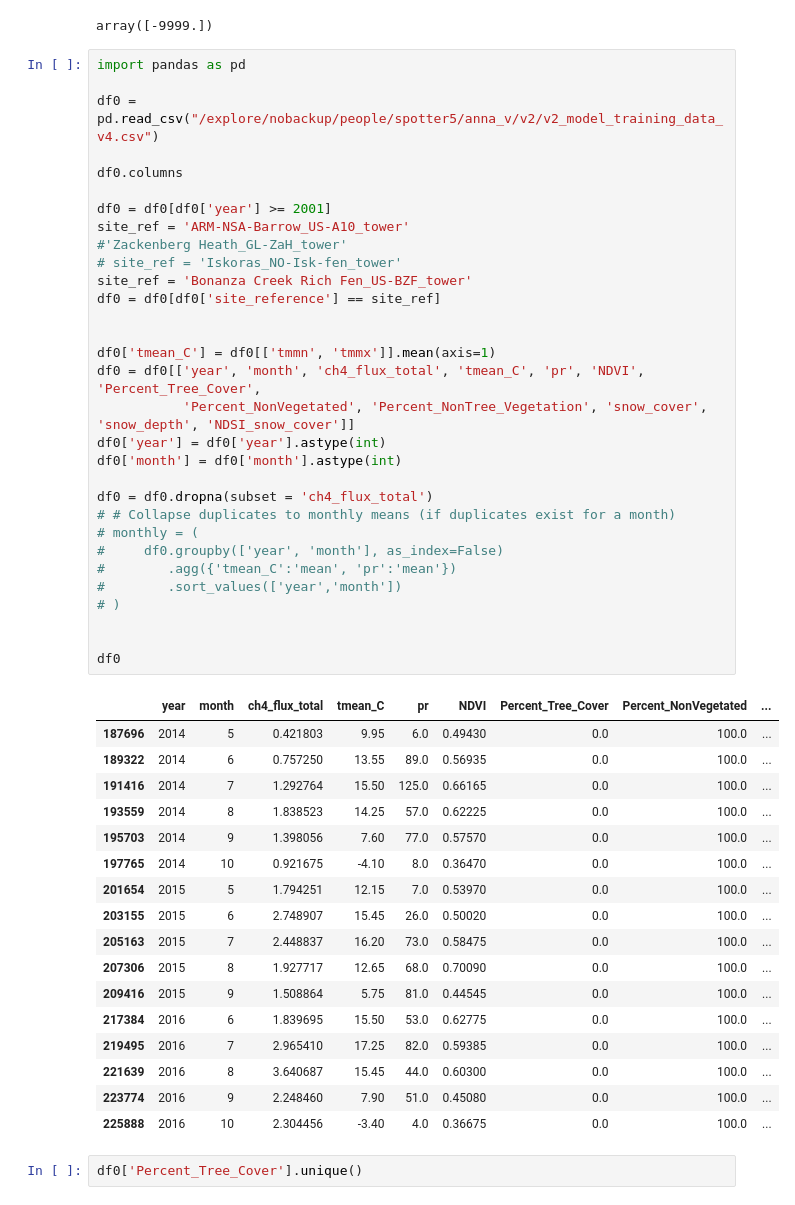
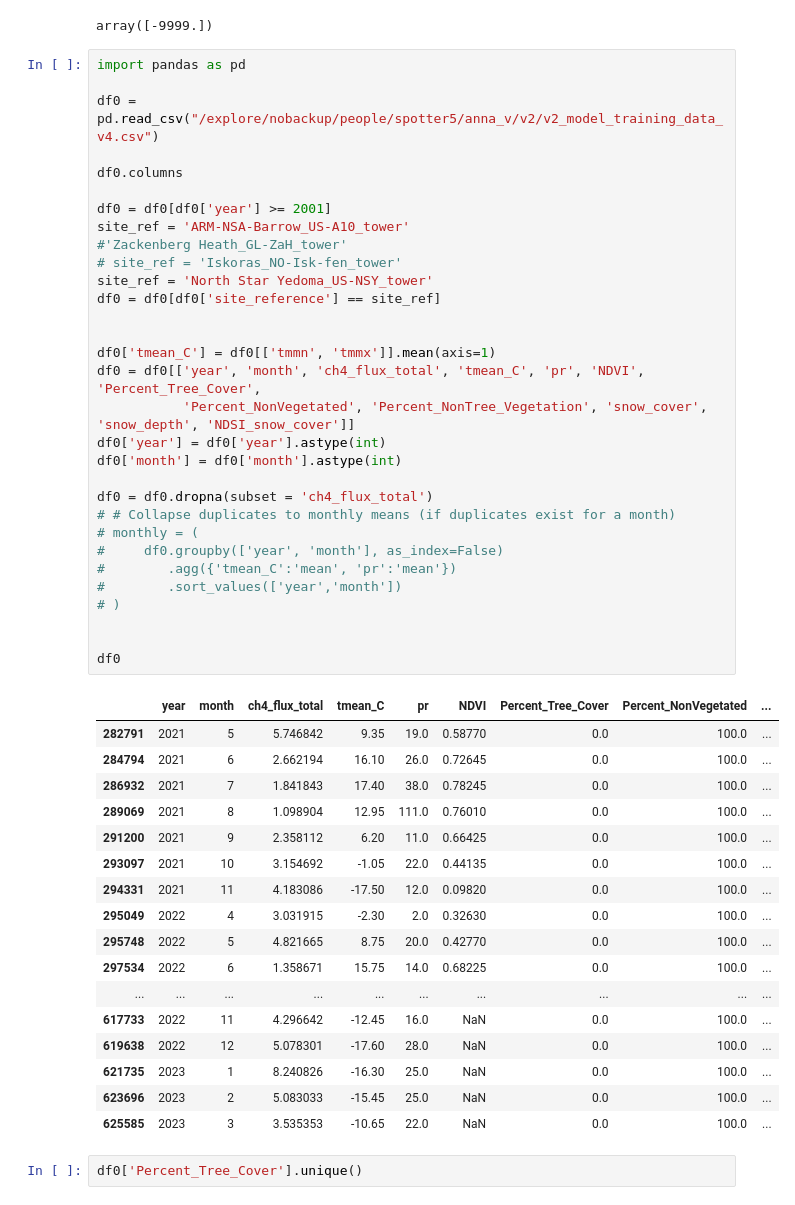
Before and after one commit to stefano-m-potter/abcflux_v2, a Jupyter notebook: make_final_df_lagged.ipynb, the cells around one changed output. Cells and saved outputs as stored; diff of their text form.

```diff
--- a/make_final_df_lagged.ipynb
+++ b/make_final_df_lagged.ipynb
@@ -304,50 +304,50 @@ import pandas as pd
 
 df0 = pd.read_csv("/explore/nobackup/people/spotter5/anna_v/v2/v2_model_training_data_v4.csv")
 
 df0.columns
 
 df0 = df0[df0['year'] >= 2001]
 site_ref = 'ARM-NSA-Barrow_US-A10_tower'
 #'Zackenberg Heath_GL-ZaH_tower'
 # site_ref = 'Iskoras_NO-Isk-fen_tower'
-site_ref = 'Bonanza Creek Rich Fen_US-BZF_tower'
+site_ref = 'North Star Yedoma_US-NSY_tower'
 df0 = df0[df0['site_reference'] == site_ref]
 
 
 df0['tmean_C'] = df0[['tmmn', 'tmmx']].mean(axis=1)
 df0 = df0[['year', 'month', 'ch4_flux_total', 'tmean_C', 'pr', 'NDVI', 'Percent_Tree_Cover',
            'Percent_NonVegetated', 'Percent_NonTree_Vegetation', 'snow_cover', 'snow_depth', 'NDSI_snow_cover']]
 df0['year'] = df0['year'].astype(int)
 df0['month'] = df0['month'].astype(int)
 
 df0 = df0.dropna(subset = 'ch4_flux_total')
 # # Collapse duplicates to monthly means (if duplicates exist for a month)
 # monthly = (
 #     df0.groupby(['year', 'month'], as_index=False)
 #        .agg({'tmean_C':'mean', 'pr':'mean'})
 #        .sort_values(['year','month'])
 # )
 
 
 df0
 # %% [output]
 |  | year | month | ch4_flux_total | tmean_C | pr | NDVI | Percent_Tree_Cover | Percent_NonVegetated | ... |
-| 187696 | 2014 | 5 | 0.421803 | 9.95 | 6.0 | 0.49430 | 0.0 | 100.0 | ... |
-| 189322 | 2014 | 6 | 0.757250 | 13.55 | 89.0 | 0.56935 | 0.0 | 100.0 | ... |
-| 191416 | 2014 | 7 | 1.292764 | 15.50 | 125.0 | 0.66165 | 0.0 | 100.0 | ... |
-| 193559 | 2014 | 8 | 1.838523 | 14.25 | 57.0 | 0.62225 | 0.0 | 100.0 | ... |
-| 195703 | 2014 | 9 | 1.398056 | 7.60 | 77.0 | 0.57570 | 0.0 | 100.0 | ... |
-| 197765 | 2014 | 10 | 0.921675 | -4.10 | 8.0 | 0.36470 | 0.0 | 100.0 | ... |
-| 201654 | 2015 | 5 | 1.794251 | 12.15 | 7.0 | 0.53970 | 0.0 | 100.0 | ... |
-| 203155 | 2015 | 6 | 2.748907 | 15.45 | 26.0 | 0.50020 | 0.0 | 100.0 | ... |
-| 205163 | 2015 | 7 | 2.448837 | 16.20 | 73.0 | 0.58475 | 0.0 | 100.0 | ... |
-| 207306 | 2015 | 8 | 1.927717 | 12.65 | 68.0 | 0.70090 | 0.0 | 100.0 | ... |
-| 209416 | 2015 | 9 | 1.508864 | 5.75 | 81.0 | 0.44545 | 0.0 | 100.0 | ... |
-| 217384 | 2016 | 6 | 1.839695 | 15.50 | 53.0 | 0.62775 | 0.0 | 100.0 | ... |
-| 219495 | 2016 | 7 | 2.965410 | 17.25 | 82.0 | 0.59385 | 0.0 | 100.0 | ... |
-| 221639 | 2016 | 8 | 3.640687 | 15.45 | 44.0 | 0.60300 | 0.0 | 100.0 | ... |
-| 223774 | 2016 | 9 | 2.248460 | 7.90 | 51.0 | 0.45080 | 0.0 | 100.0 | ... |
-| 225888 | 2016 | 10 | 2.304456 | -3.40 | 4.0 | 0.36675 | 0.0 | 100.0 | ... |
+| 282791 | 2021 | 5 | 5.746842 | 9.35 | 19.0 | 0.58770 | 0.0 | 100.0 | ... |
+| 284794 | 2021 | 6 | 2.662194 | 16.10 | 26.0 | 0.72645 | 0.0 | 100.0 | ... |
+| 286932 | 2021 | 7 | 1.841843 | 17.40 | 38.0 | 0.78245 | 0.0 | 100.0 | ... |
+| 289069 | 2021 | 8 | 1.098904 | 12.95 | 111.0 | 0.76010 | 0.0 | 100.0 | ... |
+| 291200 | 2021 | 9 | 2.358112 | 6.20 | 11.0 | 0.66425 | 0.0 | 100.0 | ... |
+| 293097 | 2021 | 10 | 3.154692 | -1.05 | 22.0 | 0.44135 | 0.0 | 100.0 | ... |
+| 294331 | 2021 | 11 | 4.183086 | -17.50 | 12.0 | 0.09820 | 0.0 | 100.0 | ... |
+| 295049 | 2022 | 4 | 3.031915 | -2.30 | 2.0 | 0.32630 | 0.0 | 100.0 | ... |
+| 295748 | 2022 | 5 | 4.821665 | 8.75 | 20.0 | 0.42770 | 0.0 | 100.0 | ... |
+| 297534 | 2022 | 6 | 1.358671 | 15.75 | 14.0 | 0.68225 | 0.0 | 100.0 | ... |
+| ... | ... | ... | ... | ... | ... | ... | ... | ... | ... |
+| 617733 | 2022 | 11 | 4.296642 | -12.45 | 16.0 | NaN | 0.0 | 100.0 | ... |
+| 619638 | 2022 | 12 | 5.078301 | -17.60 | 28.0 | NaN | 0.0 | 100.0 | ... |
+| 621735 | 2023 | 1 | 8.240826 | -16.30 | 25.0 | NaN | 0.0 | 100.0 | ... |
+| 623696 | 2023 | 2 | 5.083033 | -15.45 | 25.0 | NaN | 0.0 | 100.0 | ... |
+| 625585 | 2023 | 3 | 3.535353 | -10.65 | 22.0 | NaN | 0.0 | 100.0 | ... |
 # %%
 df0['Percent_Tree_Cover'].unique()
 # %% [output]
```
Also changed, not shown: parts of 2 cells of this notebook, 7 other files.
